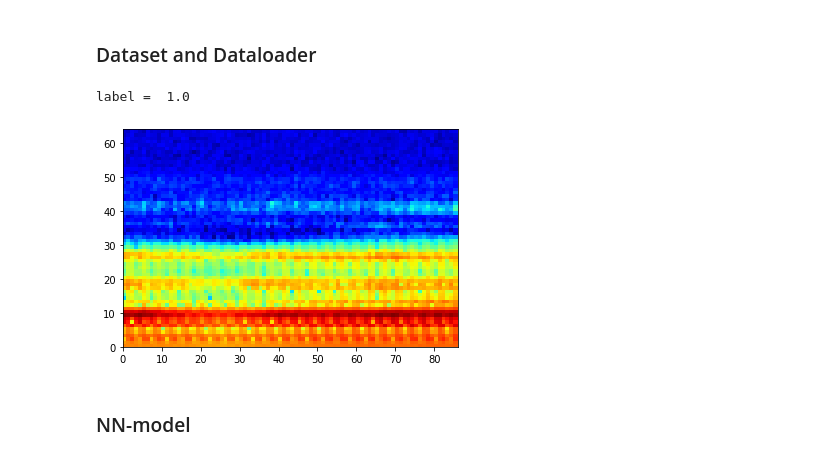
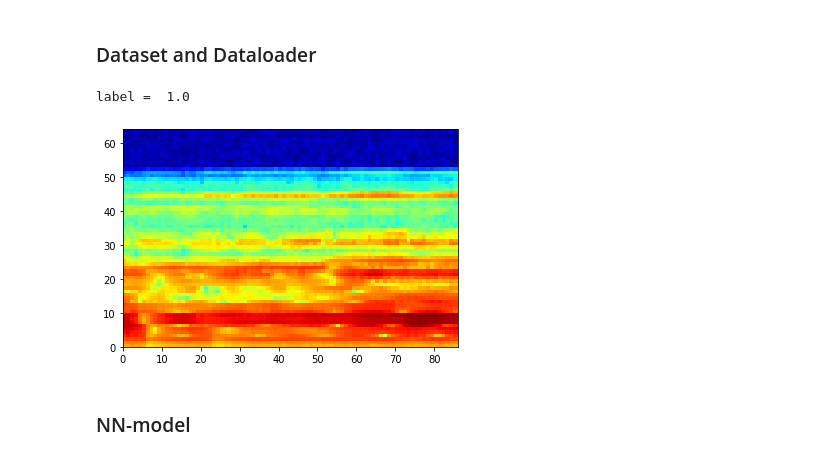
Before and after one commit to Elena-Apo/diploma, a Jupyter notebook: pytorch/cnn_ALS_classifier.ipynb, the cells around one changed output. Saved outputs shown, nothing was run; the diff lists cells and outputs as text; code cells hidden in the pictures.

```diff
--- a/pytorch/cnn_ALS_classifier.ipynb
+++ b/pytorch/cnn_ALS_classifier.ipynb
@@ -211,20 +208,20 @@ class ALSDataset(Dataset):
 # %%
 dir_HC = '../wav'+ os.sep + 'HC' + os.sep
 dir_ALS = '../wav' + os.sep + 'ALS' + os.sep
 
 DataSet_ALS = ALSDataset(dir_HC, dir_ALS)
 # print(len(DataSet_ALS))
-X_generic, y_label = DataSet_ALS.__getitem__(15200)
+X_generic, y_label = DataSet_ALS.__getitem__(16200)
 
 plt.pcolor(X_generic, cmap='jet')
 print('label = ', y_label)
 fold_0_train,fold_0_val,fold_0_test = DataSet_ALS.get_kth_fold_inds(0)
 # print(fold_0_train)
 # print(fold_0_val)
 # print(fold_0_test)
 # %% [output]
 label =  1.0
-[figure, old version]
+[figure, new version]
 # %% [markdown]
 ### NN-model
 # %%
```
Also changed, not shown: parts of 8 cells of this notebook, 1 other file.
